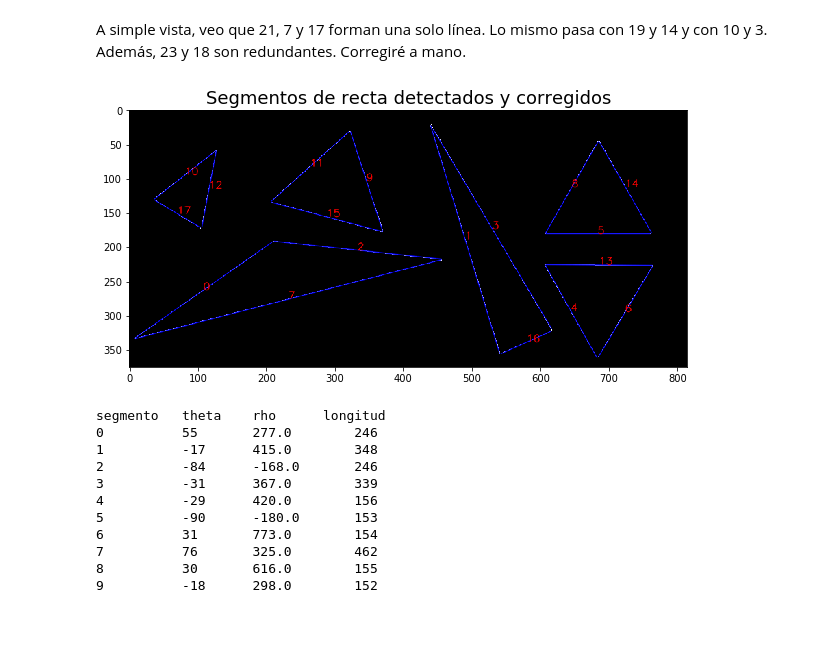
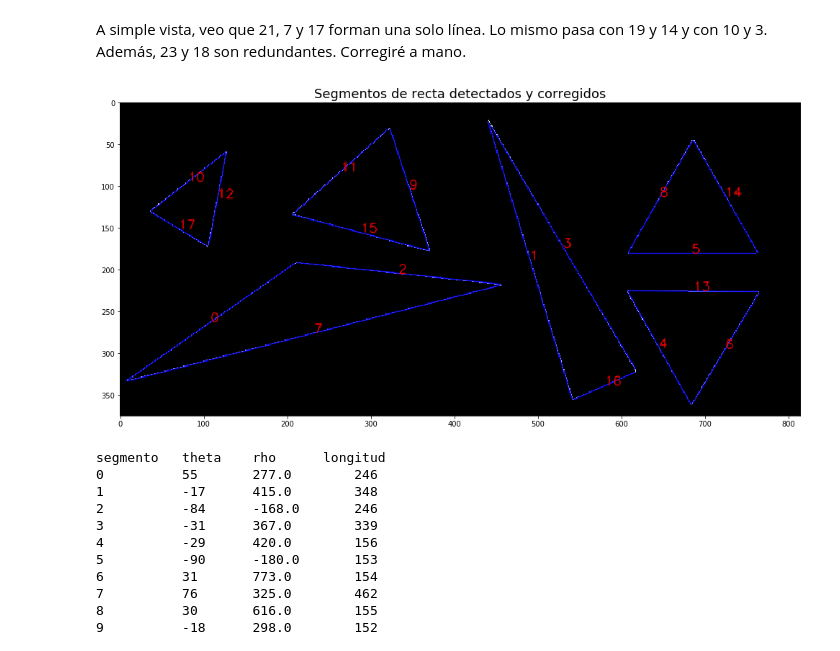
Before and after one commit to Pagutri/ProyectoAsignadoImagenes, a Jupyter notebook: Trianguleros2_DespuesDeLaLuz.ipynb, the cells around one changed output. Saved outputs shown, nothing was run; the diff lists cells and outputs as text; code cells hidden in the pictures; blank space fills up the shorter version.

Commit message:
Listo todo con la primera imagen

```diff
--- a/Trianguleros2_DespuesDeLaLuz.ipynb
+++ b/Trianguleros2_DespuesDeLaLuz.ipynb
@@ -108,12 +108,12 @@ for i in range(len(lineas_p)):
     org = ((l[0] + l[2]) // 2, (l[1] + l[3]) // 2)
     img_con_lineasp = cv.putText(img_con_lineasp, str(i), org, font, fontScale, color, thickness, cv.LINE_AA)
 # %%
-fig = plt.figure(figsize = (10, 5))
+fig = plt.figure(figsize = (20, 8))
 fig.add_subplot(1, 1, 1)
 plt.imshow(img_con_lineasp);
 plt.title("Segmentos de recta detectados y corregidos", size = 18);
 # %% [output]
-[figure, old version]
+[figure, new version]
 # %%
 print("segmento   theta    rho      longitud")
 
```
Also changed, not shown: parts of 8 cells of this notebook.
